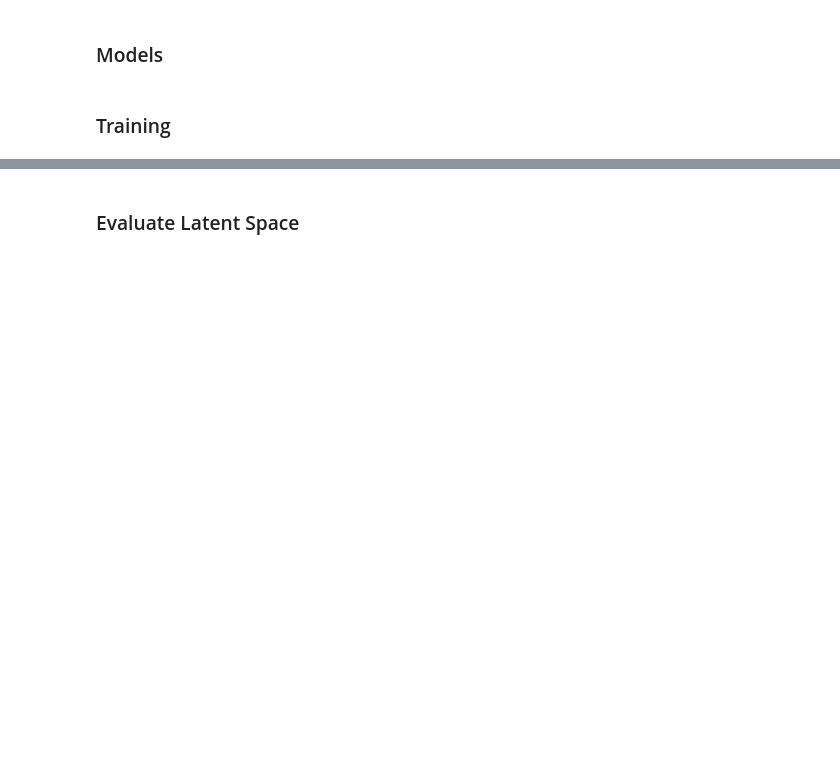
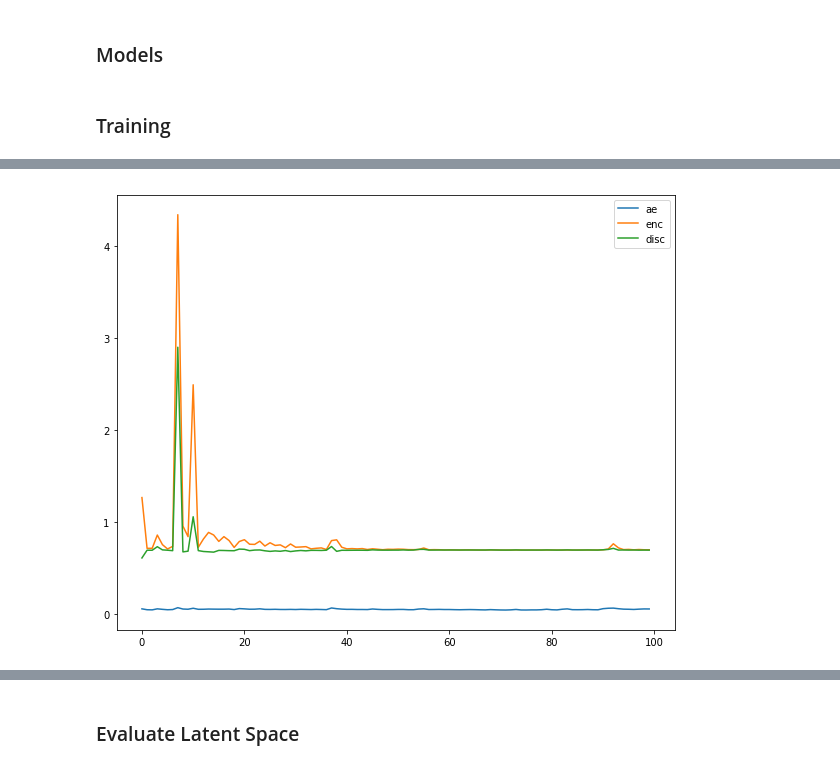
Before and after one commit to andreandradecosta/pytorch_aae, a Jupyter notebook: aae.ipynb, the cells around one changed output, grey strips where cells are left out. Drawn from its saved outputs; the diff is of its cells as text; code cells hidden in the pictures; blank space fills up the shorter version.

```diff
--- a/aae.ipynb
+++ b/aae.ipynb
@@ -95,0 +107,93 @@ class Discriminator(nn.Module):
+# %%
+%%time
+n_epochs = 100
+lr = 1e-3
+
+enc = Encoder().to(device)
+dec = Decoder().to(device)
+
+ae_optimizer = optim.Adam(list(enc.parameters()) + list(dec.parameters()) , lr = lr)
+ae_criterion = nn.MSELoss()
+
+disc = Discriminator().to(device)
+disc_optimizer = optim.Adam(disc.parameters(), lr = lr)
+disc_criterion = nn.BCELoss()
+
+enc_optimizer = optim.Adam(enc.parameters(), lr = lr)
+enc_criterion = nn.BCELoss()
+
+ae_loss_hist = []
+disc_loss_hist = []
+enc_loss_hist = []
+
+with tnrange(n_epochs) as t:
+    for e in t:
+        t.set_description(f'Epoch: {e}/{n_epochs}')
+
+        ae_epoch_loss = 0.0
+        disc_epoch_loss = 0.0
+        enc_epoch_loss = 0.0
+        for inputs,_ in dataloader:
+            inputs = inputs.to(device)
+
+            # Reconstruction phase
+            ae_optimizer.zero_grad()
+            z_enc = enc(inputs)
+            ae_out = dec(z_enc)
+
+            ae_loss = ae_criterion(ae_out, inputs)
+            ae_loss.backward()
+            ae_optimizer.step()
+
+            ae_epoch_loss += ae_loss.item() * inputs.size(0)
+
+            # Regularization phase
+            ## Discriminator
+            i_size = inputs.size(0)
+            z_real = gen_z(i_size)
+            z_enc = enc(inputs)
+            z_fake = z_enc.detach()
+
+            disc_optimizer.zero_grad()
+
+            disc_input = torch.cat((z_real, z_fake), dim=0)
+            disc_y = torch.cat((torch.ones(i_size, 1), torch.zeros(i_size, 1)), dim=0).to(device)
+
+            disc_y_hat = disc(disc_input)
+
+            disc_loss = disc_criterion(disc_y_hat, disc_y)
+            disc_loss.backward()
+            disc_optimizer.step()
+
+            disc_epoch_loss += disc_loss.item() * disc_input.size(0)
+
+            ## Encoder
+            enc_optimizer.zero_grad()
+
+            z_enc = enc(inputs)
+            enc_y = disc(z_enc)
+
+            ones = torch.ones(i_size, 1).to(device)
+            enc_loss = enc_criterion(enc_y, ones)
+
+            enc_loss.backward()
+            enc_optimizer.step()
+            enc_epoch_loss += enc_loss.item() * inputs.size(0)
+
+        # End of epoch
+        ae_epoch_loss = ae_epoch_loss/dataset_size
+        disc_epoch_loss = disc_epoch_loss/(dataset_size*2)
+        enc_epoch_loss = enc_epoch_loss/dataset_size
+
+        t.set_postfix(ae=ae_epoch_loss, disc=disc_epoch_loss, enc=enc_epoch_loss)
+
+        ae_loss_hist.append(ae_epoch_loss)
+        disc_loss_hist.append(disc_epoch_loss)
+        enc_loss_hist.append(enc_epoch_loss)
+
+plt.figure(figsize=(10, 8))
+plt.plot(range(n_epochs), ae_loss_hist, label='ae')
+plt.plot(range(n_epochs), enc_loss_hist, label='enc')
+plt.plot(range(n_epochs), disc_loss_hist, label='disc')
+plt.legend();
+# %% [output]
@@ -96,2 +203,3 @@ class Discriminator(nn.Module):
+[figure, added]
 # %%
 device = torch.device('cuda' if torch.cuda.is_available() else 'cpu')
```
Also changed, not shown: parts of 14 cells of this notebook, 1 other file.
